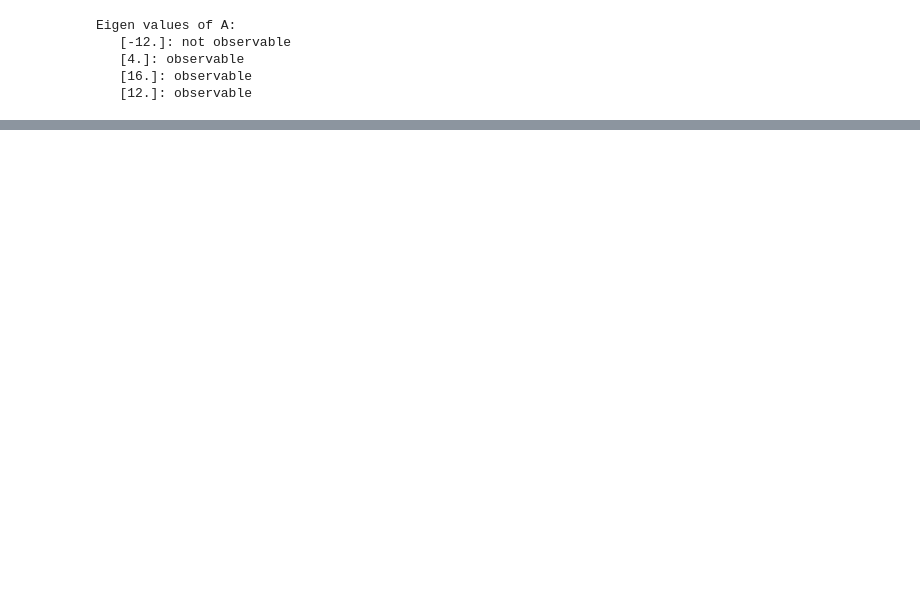
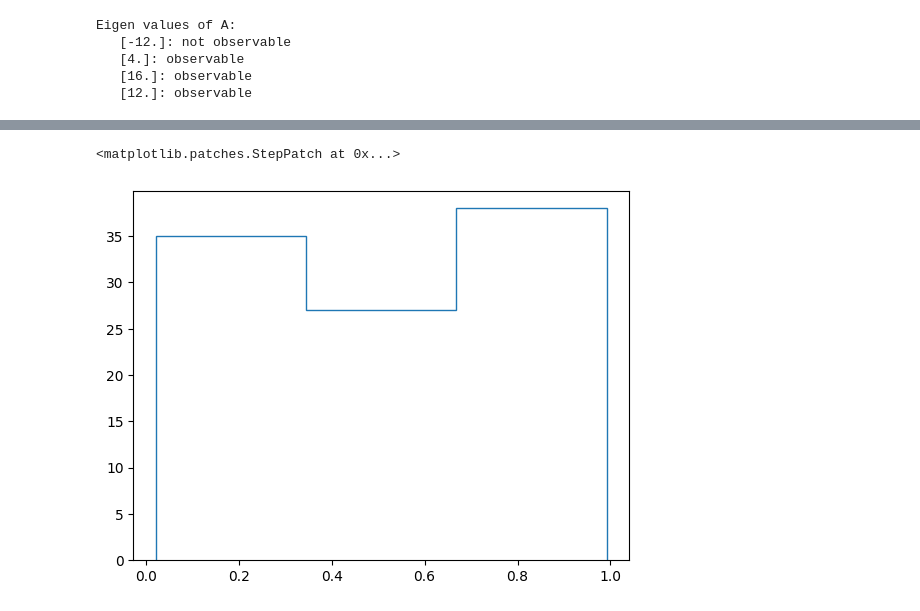
Before and after one commit to lalayants/control-theory-itmo-2023-2024, a Jupyter notebook: spring/Lab8/lab8.ipynb, the cells around one changed output, grey strips where cells are left out. Cells and saved outputs as stored; diff of their text form; code cells hidden in the pictures; blank space fills up the shorter version.

```diff
--- a/spring/Lab8/lab8.ipynb
+++ b/spring/Lab8/lab8.ipynb
@@ -546,0 +604,10 @@ a2l.to_ltx(K)
+# %%
+import numpy as np
+import matplotlib.pyplot as plt
+
+np.random.seed(59071 + 31647 + 60288)
+counts, bins = np.histogram(np.random.uniform(low=0.0, high=1.0, size=100), bins=3)
+plt.stairs(counts, bins)
+# %% [output]
+<matplotlib.patches.StepPatch at 0x...>
+[figure, added]
```
Also changed, not shown: parts of 15 cells of this notebook, 17 other files.
